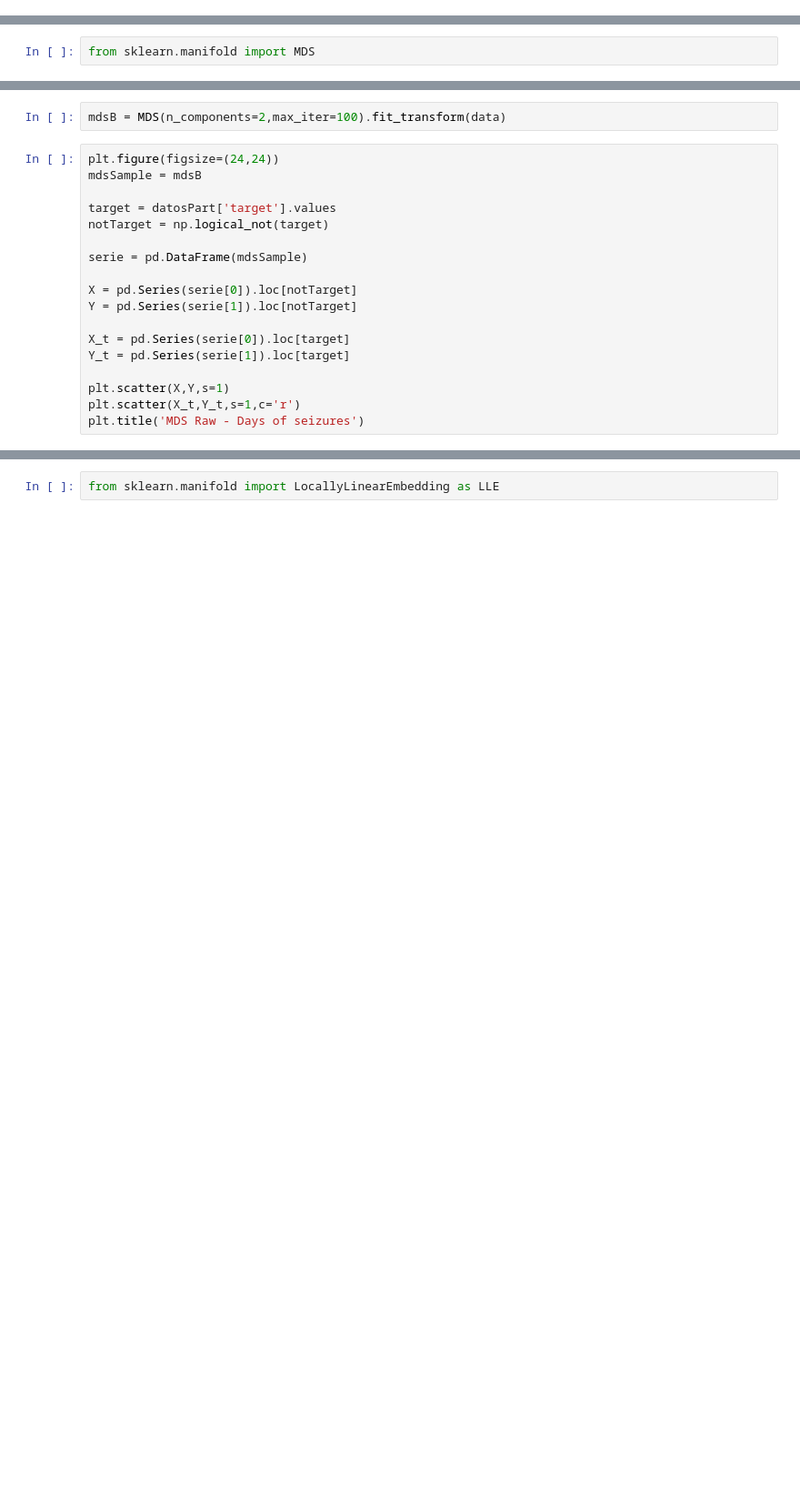
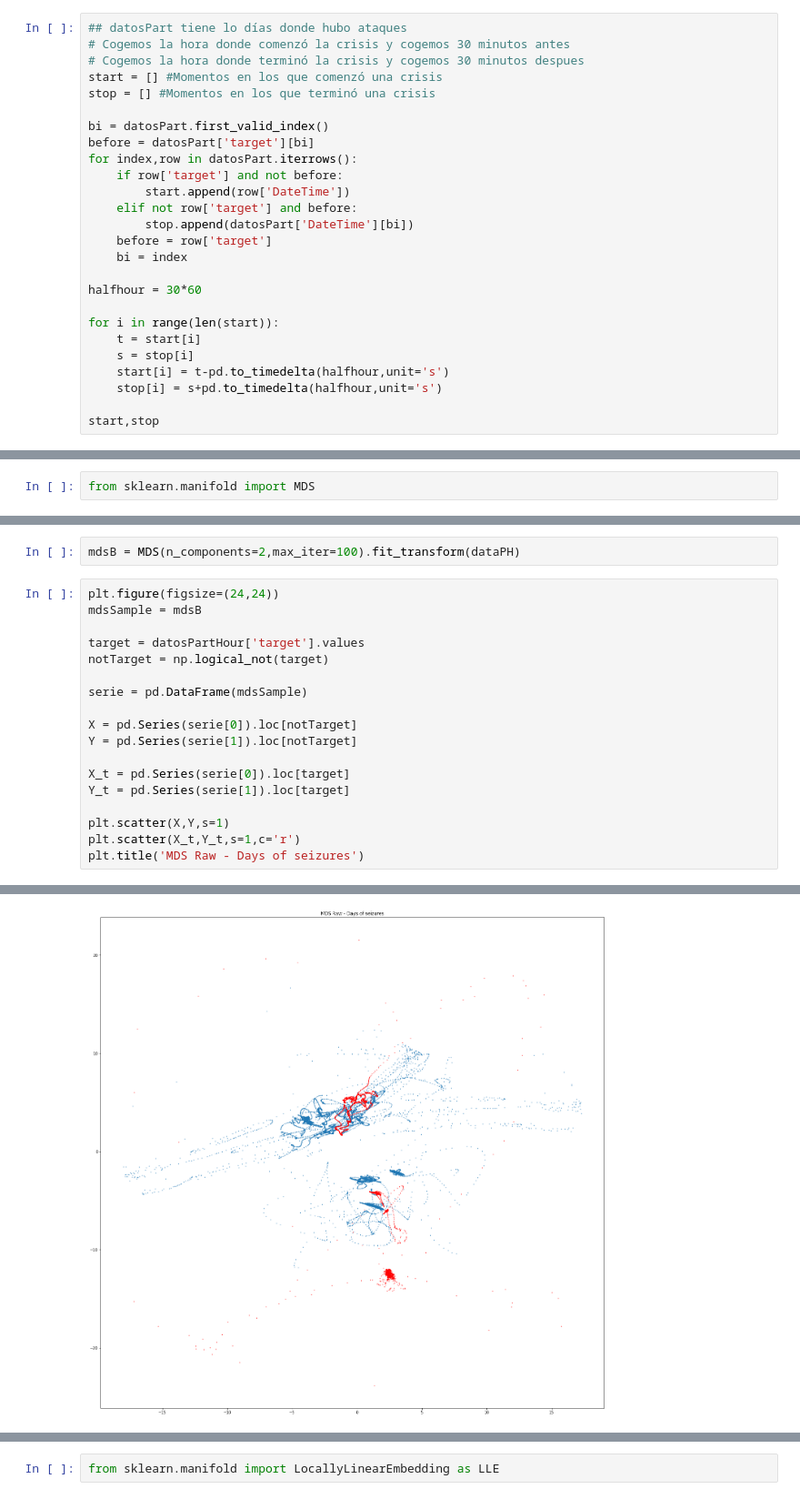
Before and after one commit to jlgarridol/TFG-SmartBeds, a Jupyter notebook: src/Técnicas de reducción de dimensionalidad.ipynb, the cells around one changed output, grey strips where cells are left out. Shown at 91% size. Saved outputs shown, nothing was run; the diff lists cells and outputs as text; blank space fills up the shorter version.

```diff
--- a/src/Técnicas de reducción de dimensionalidad.ipynb
+++ b/src/Técnicas de reducción de dimensionalidad.ipynb
@@ -58,0 +67,26 @@ data.head()
+# %%
+## datosPart tiene lo días donde hubo ataques
+# Cogemos la hora donde comenzó la crisis y cogemos 30 minutos antes
+# Cogemos la hora donde terminó la crisis y cogemos 30 minutos despues
+start = [] #Momentos en los que comenzó una crisis
+stop = [] #Momentos en los que terminó una crisis
+
+bi = datosPart.first_valid_index()
+before = datosPart['target'][bi]
+for index,row in datosPart.iterrows():
+    if row['target'] and not before:
+        start.append(row['DateTime'])
+    elif not row['target'] and before:
+        stop.append(datosPart['DateTime'][bi])
+    before = row['target']
+    bi = index
+
+halfhour = 30*60
+
+for i in range(len(start)):
+    t = start[i]
+    s = stop[i]
+    start[i] = t-pd.to_timedelta(halfhour,unit='s')
+    stop[i] = s+pd.to_timedelta(halfhour,unit='s')
+
+start,stop
@@ -123,10 +182,10 @@ from sklearn.manifold import MDS
 # %%
-mdsB = MDS(n_components=2,max_iter=100).fit_transform(data)
+mdsB = MDS(n_components=2,max_iter=100).fit_transform(dataPH)
 # %%
 plt.figure(figsize=(24,24))
 mdsSample = mdsB
 
-target = datosPart['target'].values
+target = datosPartHour['target'].values
 notTarget = np.logical_not(target)
 
 serie = pd.DataFrame(mdsSample)
@@ -140,3 +199,4 @@ Y_t = pd.Series(serie[1]).loc[target]
 plt.scatter(X,Y,s=1)
 plt.scatter(X_t,Y_t,s=1,c='r')
 plt.title('MDS Raw - Days of seizures')
+# %% [output]
@@ -143 +204,2 @@ plt.title('MDS Raw - Days of seizures')
+[figure, added]
 # %% [markdown]
```
Also changed, not shown: parts of 18 cells of this notebook, 2 other files.
